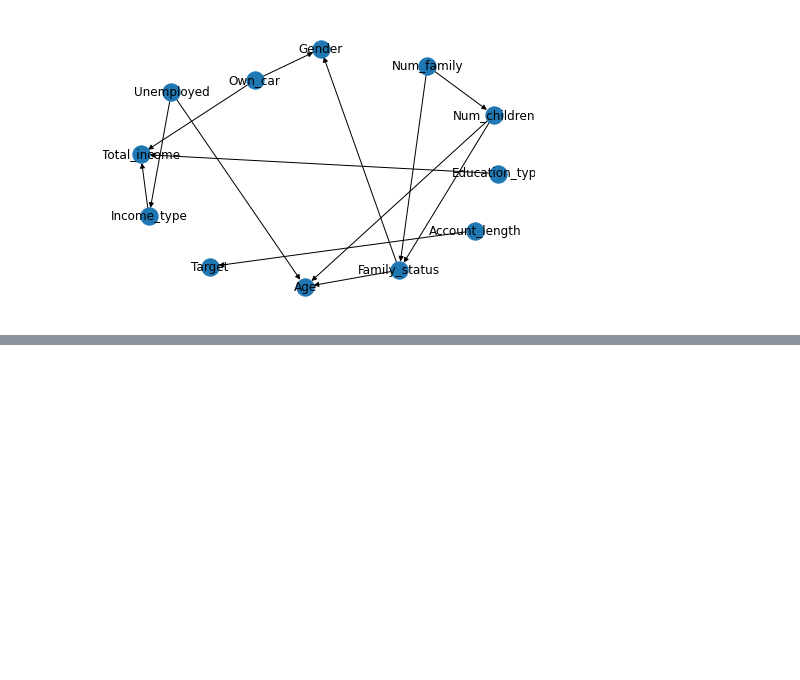
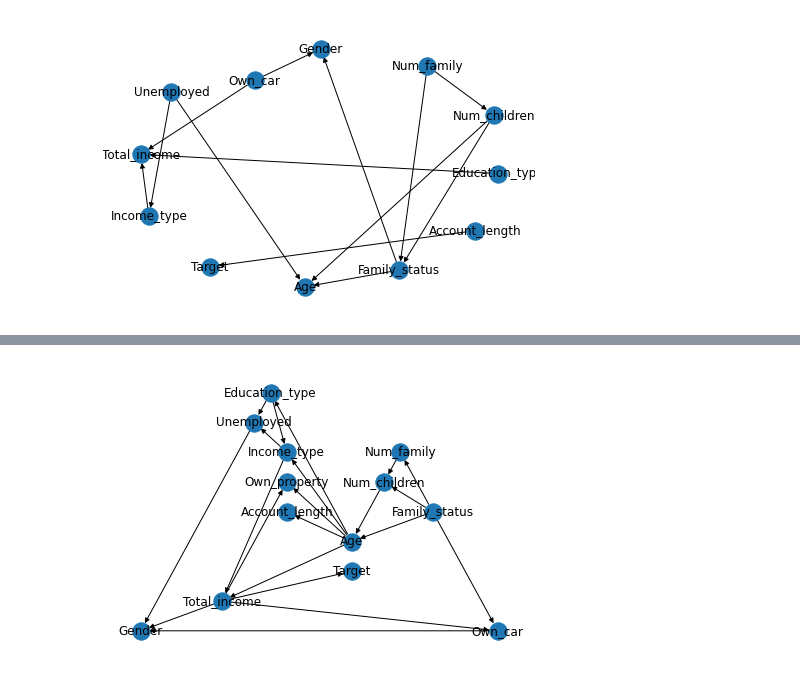
Before and after one commit to DomMcOyle/FAIKR3-Project, a Jupyter notebook: bayes_net.ipynb, the cells around one changed output, grey strips where cells are left out. Saved outputs shown, nothing was run; the diff lists cells and outputs as text; code cells hidden in the pictures; blank space fills up the shorter version.

```diff
--- a/bayes_net.ipynb
+++ b/bayes_net.ipynb
@@ -48,0 +121,4 @@ nx.draw(hillclimbmodel, with_labels=True)
+# %%
+nx.draw_planar(hillclimbmodel_improved, with_labels=True)
+# %% [output]
+[figure, added]
```
Also changed, not shown: parts of 13 cells of this notebook, 2 other files.
